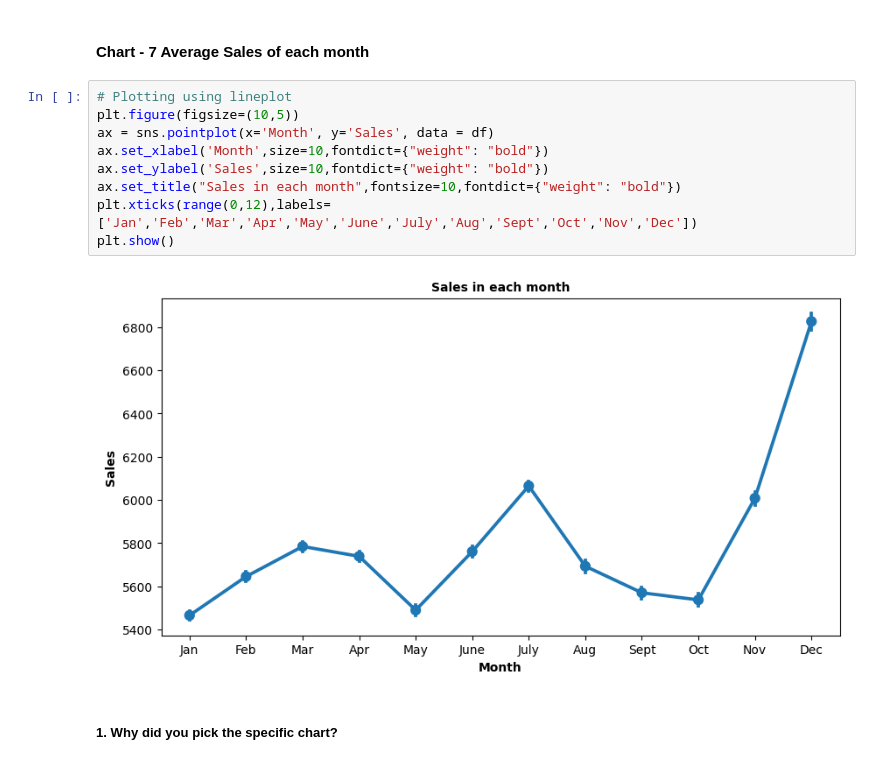
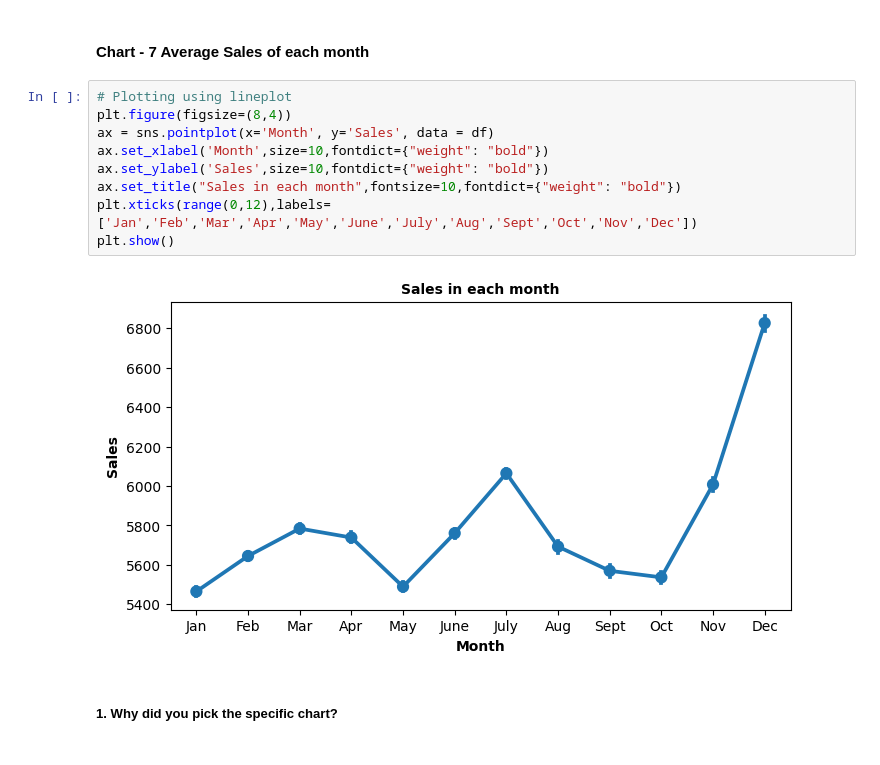
Before and after one commit to theuttammishra/Retail-Sales, a Jupyter notebook: Retail_sales_prediction.ipynb, the cells around one changed output. Cells and saved outputs as stored; diff of their text form.

```diff
--- a/Retail_sales_prediction.ipynb
+++ b/Retail_sales_prediction.ipynb
@@ -608,15 +606,15 @@ Company needs to improve its promo strategy as promo2 did not increase sales rem
 #### Chart - 7 Average Sales of each month
 # %%
 # Plotting using lineplot
-plt.figure(figsize=(10,5))
+plt.figure(figsize=(8,4))
 ax = sns.pointplot(x='Month', y='Sales', data = df)
 ax.set_xlabel('Month',size=10,fontdict={"weight": "bold"})
 ax.set_ylabel('Sales',size=10,fontdict={"weight": "bold"})
 ax.set_title("Sales in each month",fontsize=10,fontdict={"weight": "bold"})
 plt.xticks(range(0,12),labels=['Jan','Feb','Mar','Apr','May','June','July','Aug','Sept','Oct','Nov','Dec'])
 plt.show()
 # %% [output]
-[figure, old version]
+[figure, new version]
 # %% [markdown]
 ##### 1. Why did you pick the specific chart?
 # %% [markdown]
```
Also changed, not shown: parts of 28 cells of this notebook.
